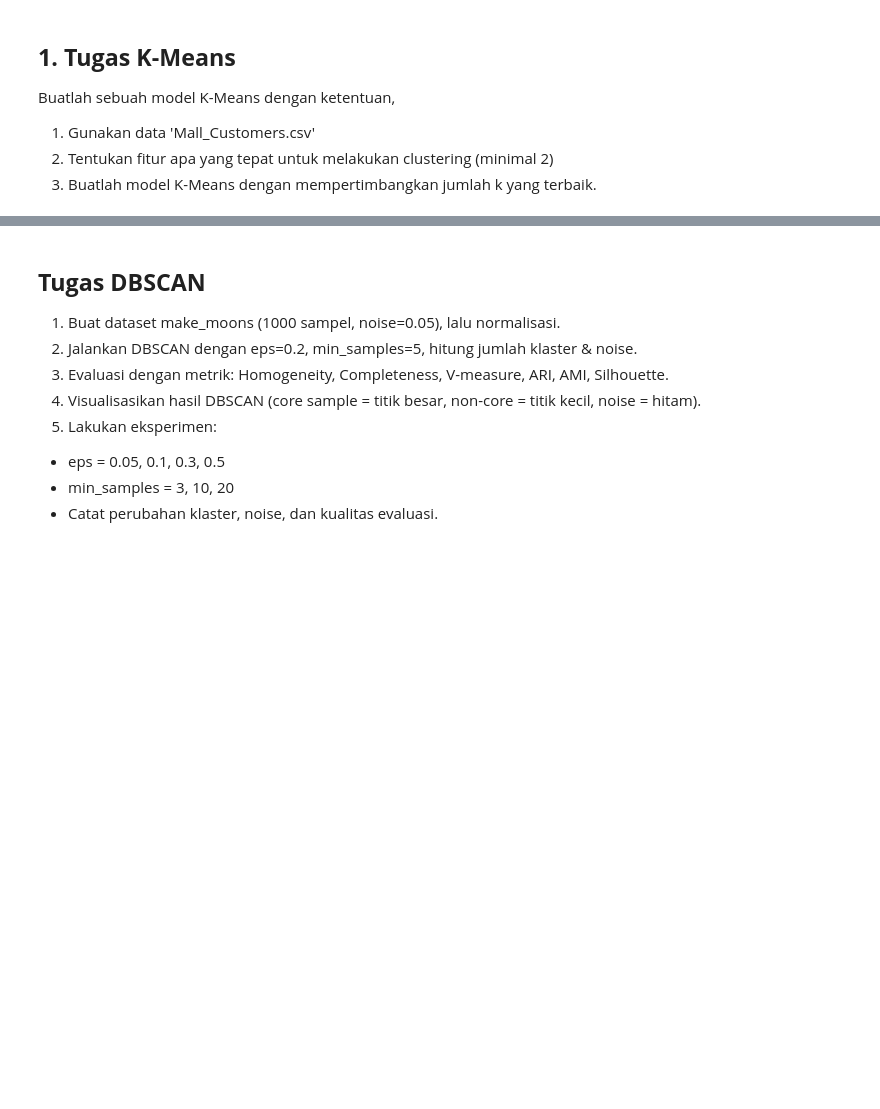
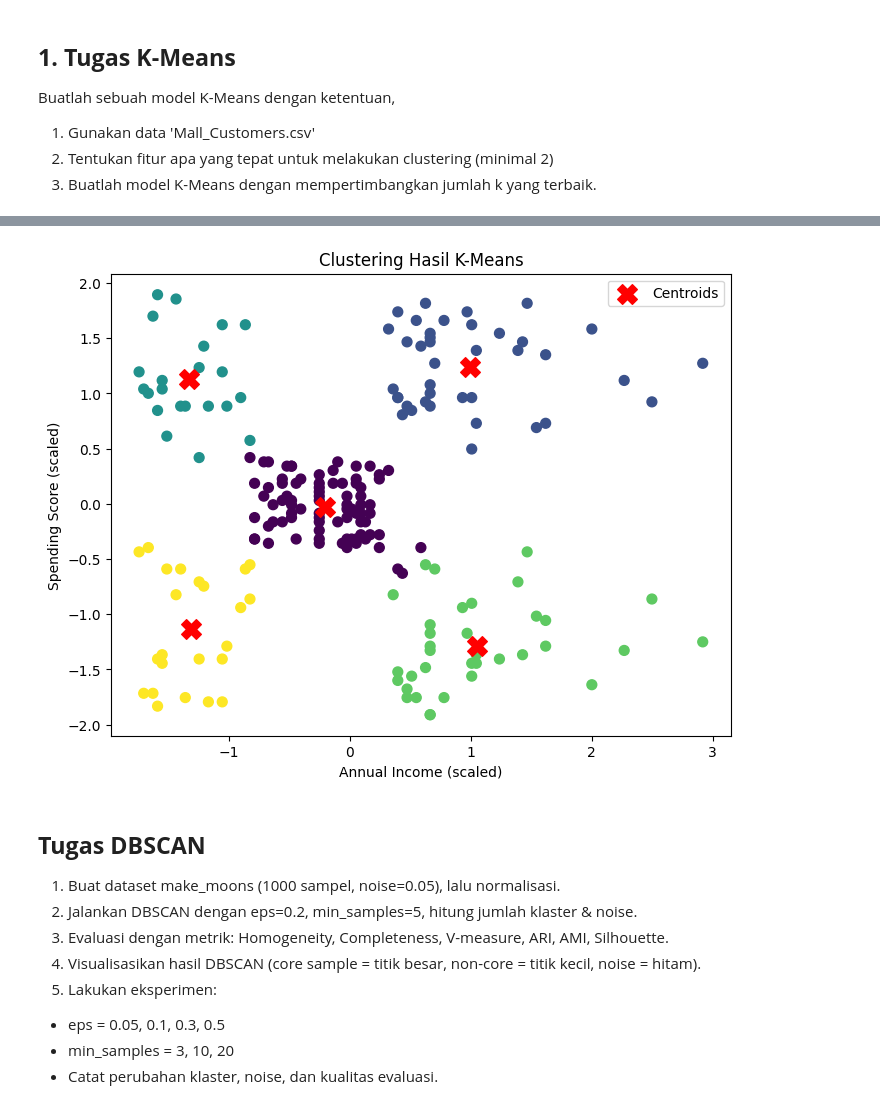
Before and after one commit to Ericharw/Machine_Learning, a Jupyter notebook: JS04_2341720202_Ericha Rizki W.ipynb, the cells around one changed output, grey strips where cells are left out. Cells and saved outputs as stored; diff of their text form; code cells hidden in the pictures; blank space fills up the shorter version.

```diff
--- a/JS04_2341720202_Ericha Rizki W.ipynb
+++ b/JS04_2341720202_Ericha Rizki W.ipynb
@@ -520,0 +565,8 @@ Buatlah sebuah model K-Means dengan ketentuan,
+# %%
+# Model K-Means dengan k terbaik
+kmeans = KMeans(n_clusters=5, random_state=42, n_init=10)
+y_kmeans = kmeans.fit_predict(X_scaled)
+
+# Menambahkan hasil cluster ke dataframe
+df['Cluster'] = y_kmeans
+df.head()
@@ -521,3 +580,16 @@ Buatlah sebuah model K-Means dengan ketentuan,
+# %%
+# VIsualisasi Hasil Clustering
+plt.figure(figsize=(8,6))
+plt.scatter(X_scaled[:,0], X_scaled[:,1], c=y_kmeans, cmap='viridis', s=50)
+plt.scatter(kmeans.cluster_centers_[:,0], kmeans.cluster_centers_[:,1],
+            c='red', marker='X', s=200, label='Centroids')
+plt.xlabel('Annual Income (scaled)')
+plt.ylabel('Spending Score (scaled)')
+plt.title('Clustering Hasil K-Means')
+plt.legend()
+plt.show()
+# %% [output]
+[figure, added]
 # %% [markdown]
 ## **Tugas DBSCAN**
 
```
Also changed, not shown: parts of 11 cells of this notebook.
